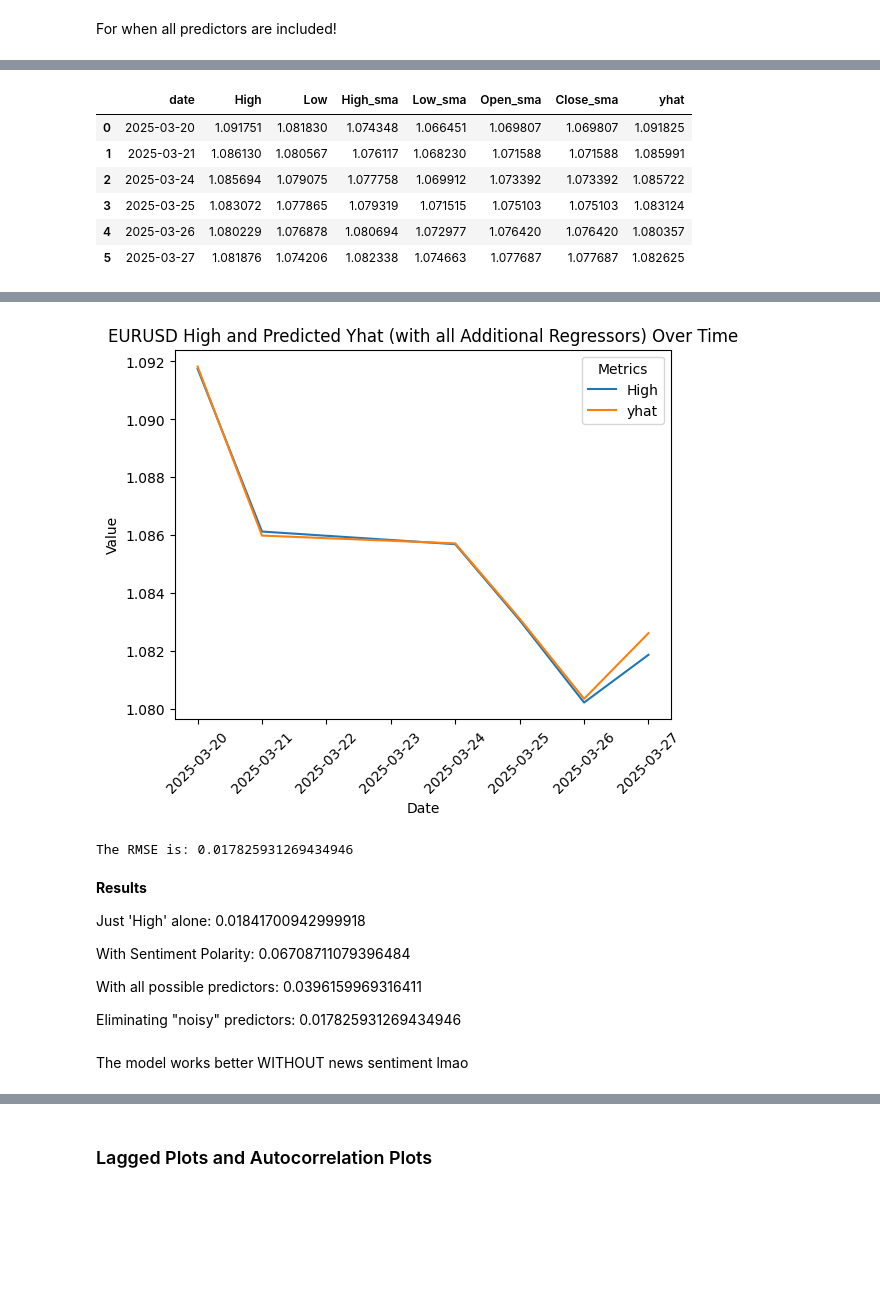
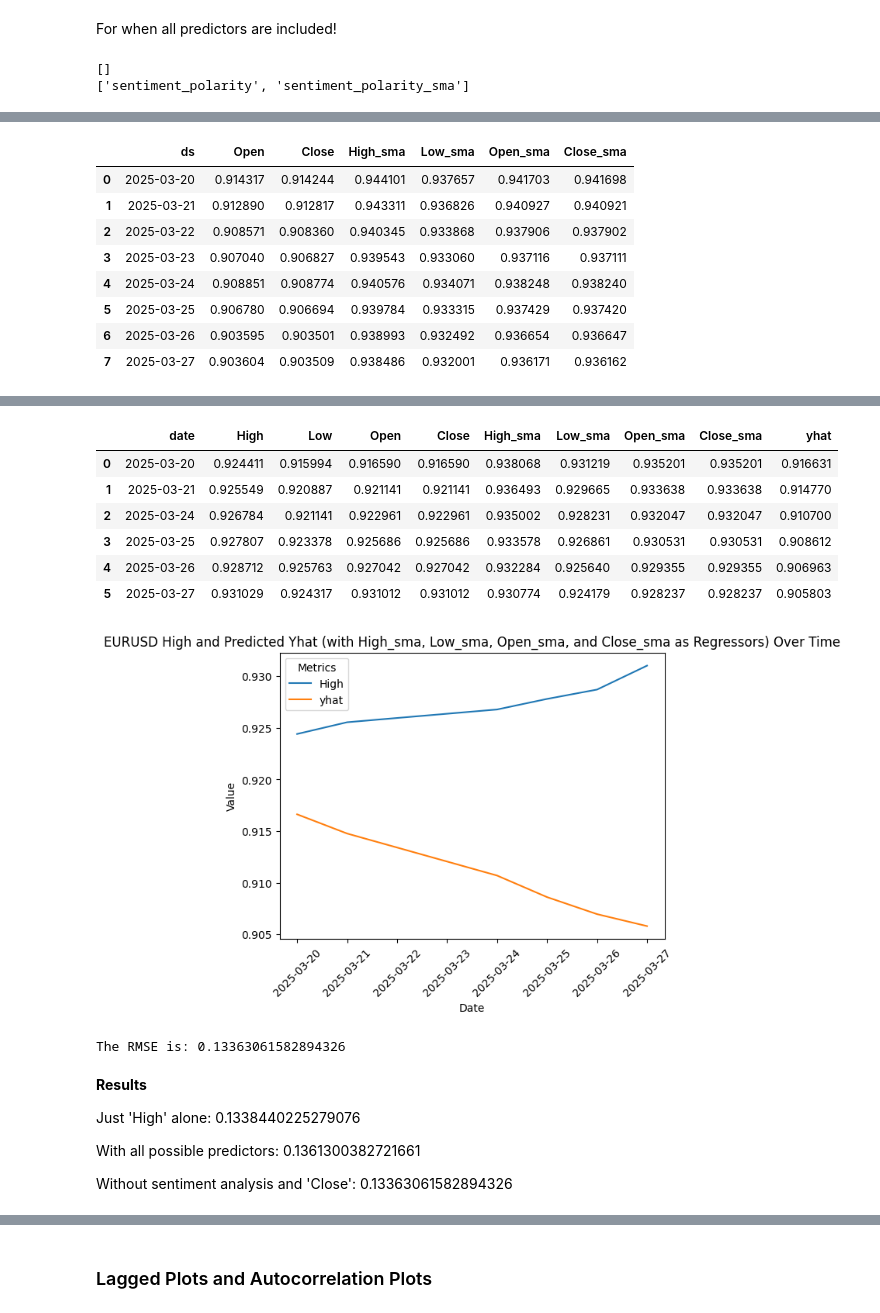
Before and after one commit to asumag4/fxTickerPredict, a Jupyter notebook: testers/news_article_modelling.ipynb, the cells around one changed output, grey strips where cells are left out. Saved outputs shown, nothing was run; the diff lists cells and outputs as text; code cells hidden in the pictures; blank space fills up the shorter version.

Commit message:
Updated modelling.py to forecast with and without sentiment && tester/news_artilce_modelling.ipynb to fix the forecasting performance of SARIMAX vs. Prophet.

```diff
--- a/testers/news_article_modelling.ipynb
+++ b/testers/news_article_modelling.ipynb
@@ -681,7 +701,7 @@ test = data[data['date'] >= cutoff_date]
 
 # --- Sentiment Polarity forecasting first ---
 
-sentiment_df = test[['date','sentiment_polarity']].rename(mapper = {"date" : "ds", "sentiment_polarity" : "y"}, axis = 1)
+sentiment_df = train[['date','sentiment_polarity']].rename(mapper = {"date" : "ds", "sentiment_polarity" : "y"}, axis = 1)
 
 m = Prophet()
 m.fit(sentiment_df)
@@ -702,7 +722,7 @@ sentiment_regressor = forecast['yhat']
 
 # --- Forecasting the target variable ---
 
-sentiment_df = test[['date','High','sentiment_polarity']].rename(mapper = {"date" : "ds", target : "y"}, axis = 1)
+sentiment_df = train[['date','High','sentiment_polarity']].rename(mapper = {"date" : "ds", target : "y"}, axis = 1)
 
 m = Prophet()
 m.add_regressor('sentiment_polarity')
@@ -717,7 +737,7 @@ future = pd.DataFrame({"ds" : [cutoff_date + timedelta(days= i) for i in range(0
 
 forecast = m.predict(future)
 display(forecast[['ds','yhat', 'yhat_lower', 'yhat_upper', 'sentiment_polarity']])
-display(test)
+display(train)
 
 from sklearn.metrics import mean_squared_error
 
@@ -802,11 +832,18 @@ The RMSE is: 0.06708711079396484
 # %% [markdown]
 For when all predictors are included!
+# %%
+for drop_columns in [[],['sentiment_polarity','sentiment_polarity_sma',]]:
+    print(drop_columns)
+# %% [output]
+[]
+['sentiment_polarity', 'sentiment_polarity_sma']
 # %%
 from datetime import timedelta
 
 data = pd.read_parquet("../data/modelling_dataset/EURUSD=X_modelling_dataset");
 
-data = data.drop(columns=['sentiment_polarity','sentiment_polarity_sma','Open','Close'])
+# Toggle this on if you want the most accurate model!
+data = data.drop(columns=['sentiment_polarity','sentiment_polarity_sma',])
 
 # We'll make a psuedo train-test split
 
@@ -820,11 +857,11 @@ test = data[data['date'] >= cutoff_date]
 
 # --- Forecast each predictor first ---
 
-def generate_future_predictors_prophet(test, range_end):
+def generate_future_predictors_prophet(train, range_end):
     forecasts = {}
-    for predictor in data.drop(columns=['date','High','Low']).columns:
+    for predictor in train.drop(columns=['date','High','Low']).columns:
         # Prep the data to fit prophet's requirements
-        df_fit = test[['date',predictor]].rename(mapper = {"date" : "ds", predictor : "y"}, axis = 1)
+        df_fit = train[['date',predictor]].rename(mapper = {"date" : "ds", predictor : "y"}, axis = 1)
 
         # Init the model
         m = Prophet()
@@ -835,29 +872,33 @@ def generate_future_predictors_prophet(test, range_end):
         # 2. Forecast
         forecast = m.predict(future)
 
+        if 'ds' not in list(forecasts.keys()):
+            forecasts['ds'] = forecast['ds']
+
         forecasts[predictor] = forecast['yhat']
 
     forecasts = pd.DataFrame(forecasts)
     return forecasts
 
-future_predictors = generate_future_predictors_prophet(test, 8)
+future_predictors = generate_future_predictors_prophet(train, 8)
+display(future_predictors)
 
 # --- Forecasting the target variable ---
 
-test_df = test.rename(mapper = {"date" : "ds", target : "y"}, axis = 1)
+train_df = train.rename(mapper = {"date" : "ds", target : "y"}, axis = 1)
 
 m = Prophet()
 
 # We now need to add all the regressors
 
-for predictor in list(future_predictors.columns):
+for predictor in list(future_predictors.drop(columns='ds').columns):
     m.add_regressor(predictor)
 
-m.fit(test_df)
+m.fit(train_df)
 
 # Since we're testing with current data:
 future = pd.DataFrame({"ds" : [cutoff_date + timedelta(days= i) for i in range(0,8)]})
-future = pd.concat([future, future_predictors], axis=1)
+future = pd.concat([future, future_predictors.drop(columns='ds')], axis=1)
 
 forecast = m.predict(future)
 
@@ -905,7 +948,9 @@ print(f"The RMSE is: {rmse}")
-|  | date | High | Low | High_sma | Low_sma | Open_sma | Close_sma | yhat |
-| 0 | 2025-03-20 | 1.091751 | 1.081830 | 1.074348 | 1.066451 | 1.069807 | 1.069807 | 1.091825 |
-| 1 | 2025-03-21 | 1.086130 | 1.080567 | 1.076117 | 1.068230 | 1.071588 | 1.071588 | 1.085991 |
-| 2 | 2025-03-24 | 1.085694 | 1.079075 | 1.077758 | 1.069912 | 1.073392 | 1.073392 | 1.085722 |
-| 3 | 2025-03-25 | 1.083072 | 1.077865 | 1.079319 | 1.071515 | 1.075103 | 1.075103 | 1.083124 |
-| 4 | 2025-03-26 | 1.080229 | 1.076878 | 1.080694 | 1.072977 | 1.076420 | 1.076420 | 1.080357 |
-| 5 | 2025-03-27 | 1.081876 | 1.074206 | 1.082338 | 1.074663 | 1.077687 | 1.077687 | 1.082625 |
+|  | ds | Open | Close | High_sma | Low_sma | Open_sma | Close_sma |
+| 0 | 2025-03-20 | 0.914317 | 0.914244 | 0.944101 | 0.937657 | 0.941703 | 0.941698 |
+| 1 | 2025-03-21 | 0.912890 | 0.912817 | 0.943311 | 0.936826 | 0.940927 | 0.940921 |
+| 2 | 2025-03-22 | 0.908571 | 0.908360 | 0.940345 | 0.933868 | 0.937906 | 0.937902 |
+| 3 | 2025-03-23 | 0.907040 | 0.906827 | 0.939543 | 0.933060 | 0.937116 | 0.937111 |
+| 4 | 2025-03-24 | 0.908851 | 0.908774 | 0.940576 | 0.934071 | 0.938248 | 0.938240 |
+| 5 | 2025-03-25 | 0.906780 | 0.906694 | 0.939784 | 0.933315 | 0.937429 | 0.937420 |
+| 6 | 2025-03-26 | 0.903595 | 0.903501 | 0.938993 | 0.932492 | 0.936654 | 0.936647 |
+| 7 | 2025-03-27 | 0.903604 | 0.903509 | 0.938486 | 0.932001 | 0.936171 | 0.936162 |
@@ -912,14 +959,17 @@ print(f"The RMSE is: {rmse}")
+|  | date | High | Low | Open | Close | High_sma | Low_sma | Open_sma | Close_sma | yhat |
+| 0 | 2025-03-20 | 0.924411 | 0.915994 | 0.916590 | 0.916590 | 0.938068 | 0.931219 | 0.935201 | 0.935201 | 0.916631 |
+| 1 | 2025-03-21 | 0.925549 | 0.920887 | 0.921141 | 0.921141 | 0.936493 | 0.929665 | 0.933638 | 0.933638 | 0.914770 |
+| 2 | 2025-03-24 | 0.926784 | 0.921141 | 0.922961 | 0.922961 | 0.935002 | 0.928231 | 0.932047 | 0.932047 | 0.910700 |
+| 3 | 2025-03-25 | 0.927807 | 0.923378 | 0.925686 | 0.925686 | 0.933578 | 0.926861 | 0.930531 | 0.930531 | 0.908612 |
+| 4 | 2025-03-26 | 0.928712 | 0.925763 | 0.927042 | 0.927042 | 0.932284 | 0.925640 | 0.929355 | 0.929355 | 0.906963 |
+| 5 | 2025-03-27 | 0.931029 | 0.924317 | 0.931012 | 0.931012 | 0.930774 | 0.924179 | 0.928237 | 0.928237 | 0.905803 |
-[figure, old version]
+[figure, new version]
-The RMSE is: 0.017825931269434946
+The RMSE is: 0.13363061582894326
 # %% [markdown]
 **Results**
 
-Just 'High' alone: 0.01841700942999918
+Just 'High' alone: 0.1338440225279076
 
-With Sentiment Polarity: 0.06708711079396484
+With all possible predictors: 0.1361300382721661
 
-With all possible predictors: 0.0396159969316411
-
-Eliminating "noisy" predictors: 0.017825931269434946
+Without sentiment analysis and 'Close': 0.13363061582894326
-# %% [markdown]
-The model works better WITHOUT news sentiment lmao
```
Also changed, not shown: parts of 19 cells of this notebook, 28 other files.
